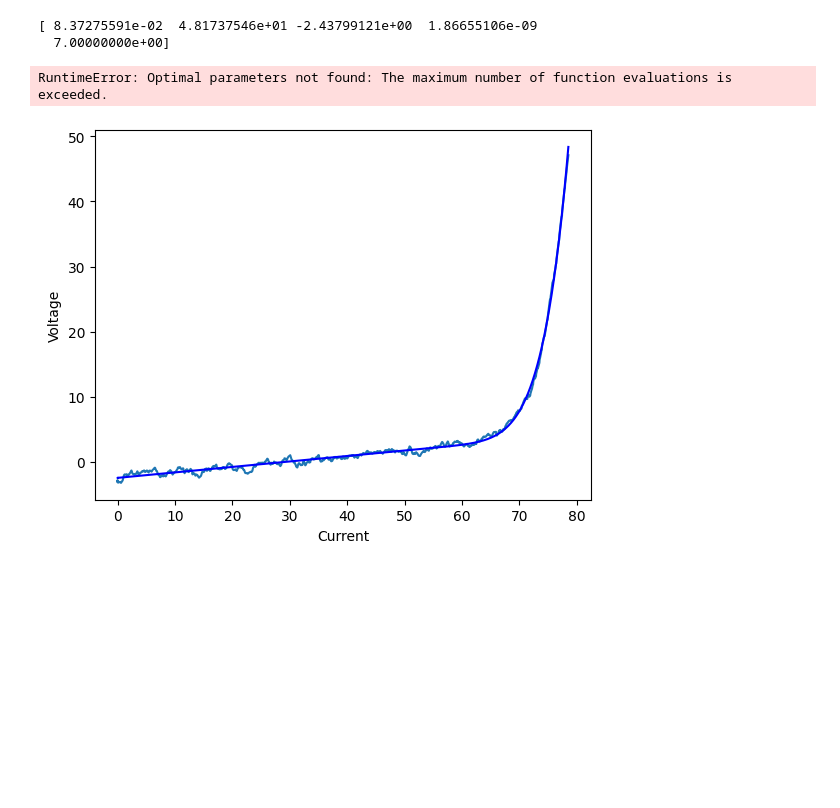
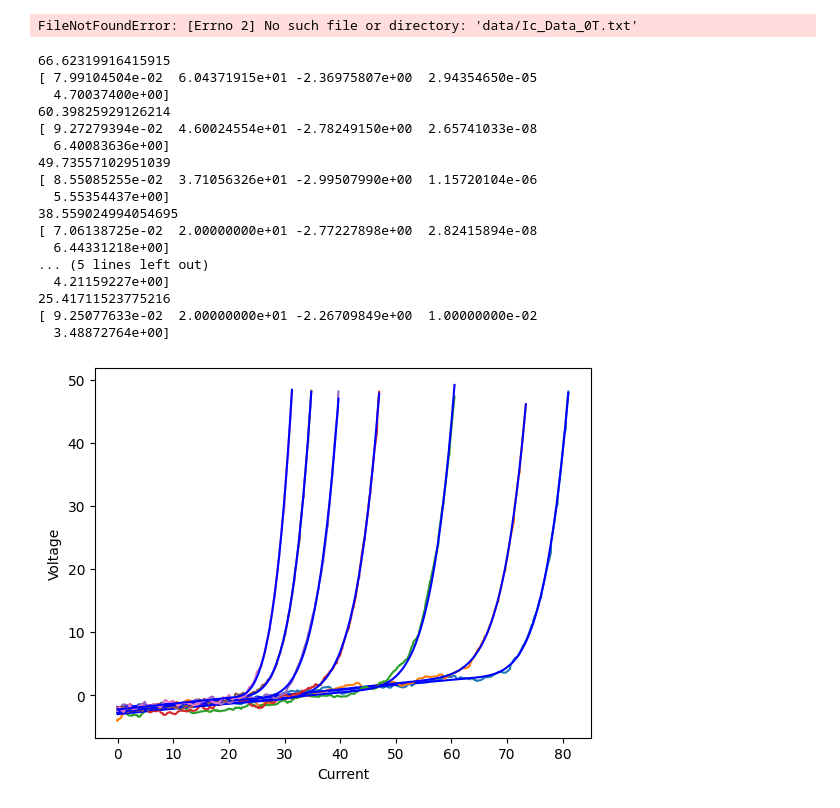
Before and after one commit to FelixWattsYork/ICY_Lab, a Jupyter notebook: Data_Analysis.ipynb, the cells around one changed output. Cells and saved outputs as stored; diff of their text form; code cells hidden in the pictures; blank space fills up the shorter version.

Commit message:
fixed graph fitting

```diff
--- a/Data_Analysis.ipynb
+++ b/Data_Analysis.ipynb
@@ -68,10 +68,11 @@ def discontinous(x,a,b,c,d,n):
     return a*x+c + d*sigmoid(y/1)*np.abs(y)**np.clip(n, -10, 10)
 # %%
 def plot_voltage(cur, volt, savefig,name,ax=None):
-    #p0 = [0.1, 64, -3, 0.001, 4]
+    print((5/3)*np.mean(cur),)
+    p0 = [0.1,(5/3)*np.mean(cur), -3, 0.000, 7]
     if ax is not None:
        ax = plt.subplot2grid((3, 3), (0, 0), colspan=2)
-    popt, pcov = curve_fit(discontinous, cur, volt,p0=p0,bounds=([0.01, 20, -3, 0, 3],[1, 70, 3, 0.01, 7]))
+    popt, pcov = curve_fit(discontinous, cur, volt,p0=p0,bounds=([0.01, 20, -3, 0, 3],[1, 70, -1, 0.01, 7]))
     print(popt)
     #print(popt)
     plt.plot(cur,volt)
@@ -83,11 +84,11 @@ def plot_voltage(cur, volt, savefig,name,ax=None):
         plt.savefig(os.getcwd() + "/" + name)
     return ax
 # %%
-tesla_values = [0.025,0.05,0.1,0.2,0.3,0.4,0.5]
+tesla_values = [0,0.025,0.05,0.1,0.2,0.3,0.4,0.5]
 current_values = []
 voltage_values  = []
 for i, tesla in enumerate(tesla_values):
-    metadata, df = read_experiment_file(f"data/Ic_Data_{tesla:.3g}T.txt")
+    metadata, df = read_experiment_file(f"data/Ic_data_{tesla:.3g}T.txt")
     current = df["Current (A)"].to_numpy()
     voltage = df["Voltage (uV)"].to_numpy()
     current_values.append(current)
@@ -97,7 +98,37 @@ for i, tesla in enumerate(tesla_values):
     plot_voltage(current_values[i],voltage_values[i],0,"plot_1")
 #plot_voltage(current_values[0],voltage_values[0],0,"plot_1")
 # %% [output]
-[ 8.37275591e-02  4.81737546e+01 -2.43799121e+00  1.86655106e-09
-  7.00000000e+00]
+FileNotFoundError: [Errno 2] No such file or directory: 'data/Ic_Data_0T.txt'
-RuntimeError: Optimal parameters not found: The maximum number of function evaluations is exceeded.
-[figure, removed]
+# %%
+tesla_values = [0,0.025,0.05,0.1,0.2,0.3,0.4,0.5]
+current_values = []
+voltage_values  = []
+for i, tesla in enumerate(tesla_values):
+    metadata, df = read_experiment_file(f"data/Ic_data_45_{tesla:.3g}T.txt")
+    current = df["Current (A)"].to_numpy()
+    voltage = df["Voltage (uV)"].to_numpy()
+    current_values.append(current)
+    voltage_values.append(voltage)
+
+for i, tesla in enumerate(tesla_values):
+    plot_voltage(current_values[i],voltage_values[i],0,"plot_1")
+#plot_voltage(current_values[0],voltage_values[0],0,"plot_1")
+# %% [output]
+66.62319916415915
+[ 7.99104504e-02  6.04371915e+01 -2.36975807e+00  2.94354650e-05
+  4.70037400e+00]
+60.39825929126214
+[ 9.27279394e-02  4.60024554e+01 -2.78249150e+00  2.65741033e-08
+  6.40083636e+00]
+49.73557102951039
+[ 8.55085255e-02  3.71056326e+01 -2.99507990e+00  1.15720104e-06
+  5.55354437e+00]
+38.559024994054695
+[ 7.06138725e-02  2.00000000e+01 -2.77227898e+00  2.82415894e-08
+  6.44331218e+00]
+... (5 lines left out)
+  4.21159227e+00]
+25.41711523775216
+[ 9.25077633e-02  2.00000000e+01 -2.26709849e+00  1.00000000e-02
+  3.48872764e+00]
+[figure, added]
```
Also changed, not shown: parts of 1 cell of this notebook, 8 other files.
